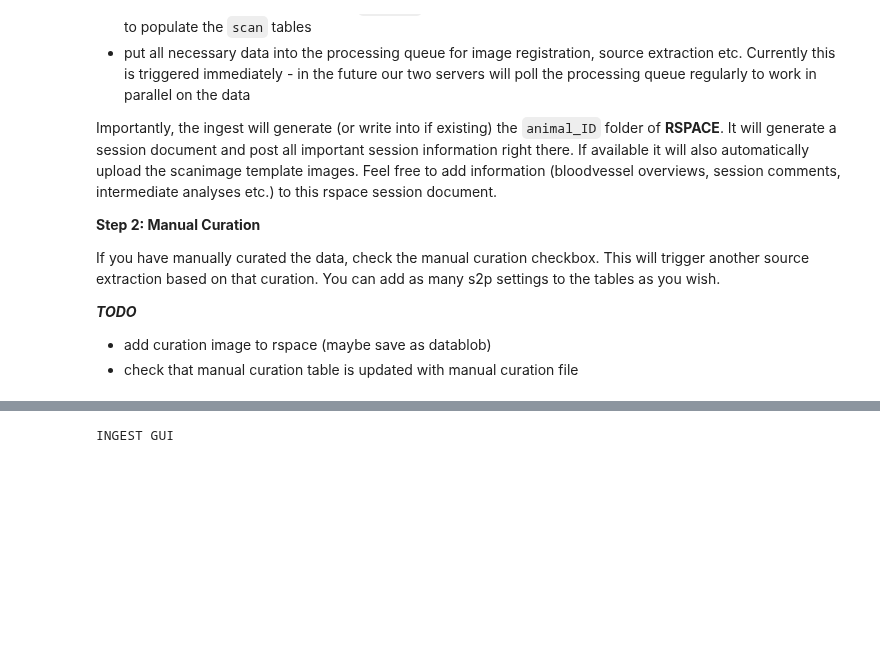
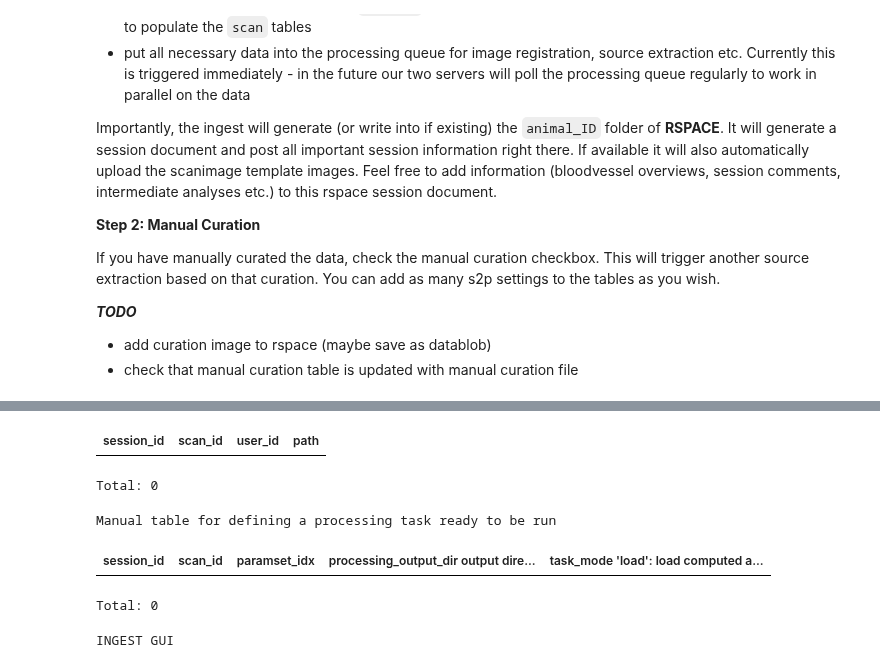
Before and after one commit to Gyepee/adamacs_jisooj, a Jupyter notebook: notebooks/10_troselab_workflow.ipynb, the cells around one changed output, grey strips where cells are left out. Drawn from its saved outputs; the diff is of its cells as text; code cells hidden in the pictures; blank space fills up the shorter version.

```diff
--- a/notebooks/10_troselab_workflow.ipynb
+++ b/notebooks/10_troselab_workflow.ipynb
@@ -628,3 +657,14 @@ If you have manually curated the data, check the manual curation checkbox. This
+# %%
+scan.ScanPath()
+# %% [output]
+| session_id | scan_id | user_id | path |
+Total: 0
+# %%
+imaging.ProcessingTask()
+# %% [output]
+Manual table for defining a processing task ready to be run
+| session_id | scan_id | paramset_idx | processing_output_dir output dire... | task_mode 'load': load computed a... |
+Total: 0
 # %%
 # get content of user directory
 dataroot = dj.config['custom']['exp_root_data_dir'][0]
```
Also changed, not shown: parts of 22 cells of this notebook, 2 other files.
